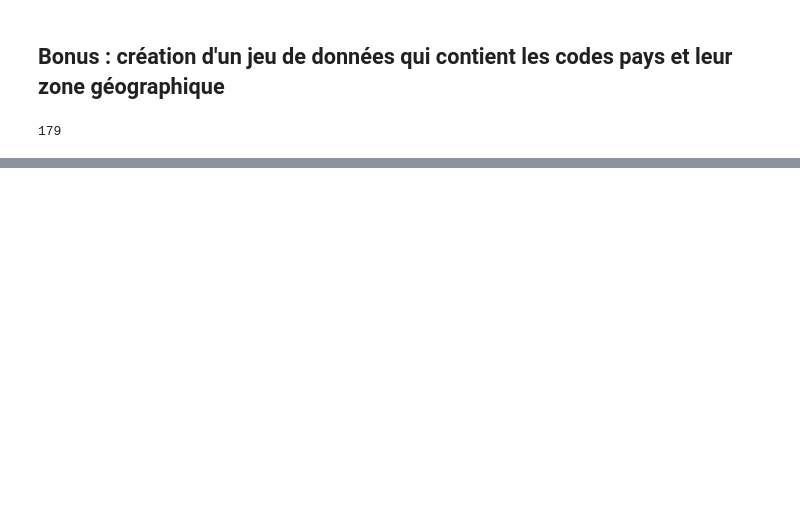
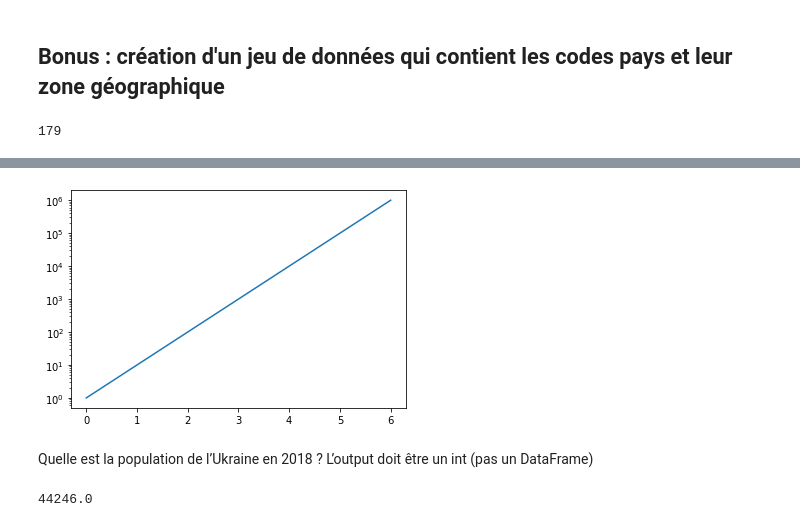
Before and after one commit to jeremy-vangansberg/pandas-project, a Jupyter notebook: fao project/correction.ipynb, the cells around one changed output, grey strips where cells are left out. Saved outputs shown, nothing was run; the diff lists cells and outputs as text; code cells hidden in the pictures; blank space fills up the shorter version.

```diff
--- a/fao project/correction.ipynb
+++ b/fao project/correction.ipynb
@@ -327,0 +374,12 @@ data.head()
+# %%
+# pourquoi une échelle logarithmique ?
+
+val_lin = [1, 10, 100, 1000, 10000, 100000, 1000000]
+# %%
+plt.plot(val_lin)
+plt.yscale('log')
+plt.show()
+# %% [output]
+[figure, added]
+# %% [markdown]
+Quelle est la population de l’Ukraine en 2018 ? L’output doit être un int (pas un DataFrame)
@@ -327,0 +390,4 @@ data.head()
+# %%
+data[is_ukraine&is2018]['pop_1000_hab'].iloc[0]
+# %% [output]
+44246.0
```
Also changed, not shown: parts of 88 cells of this notebook, 13 other files.
